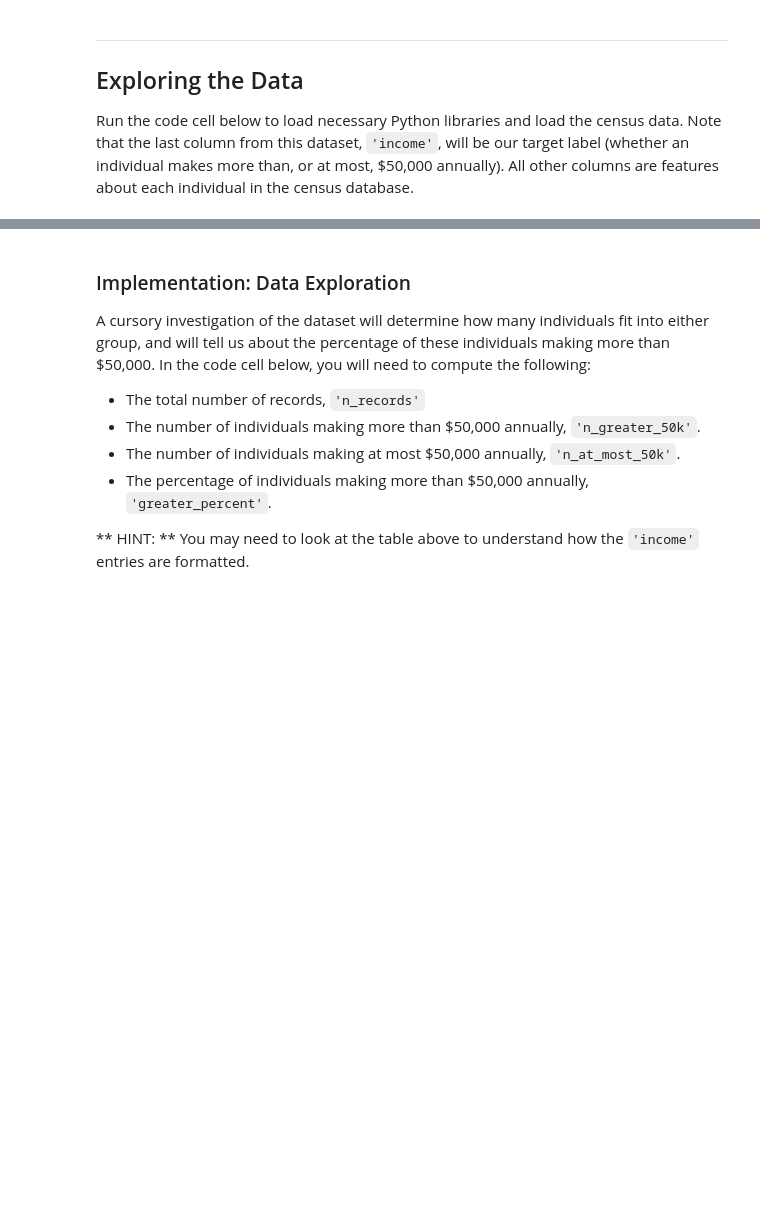
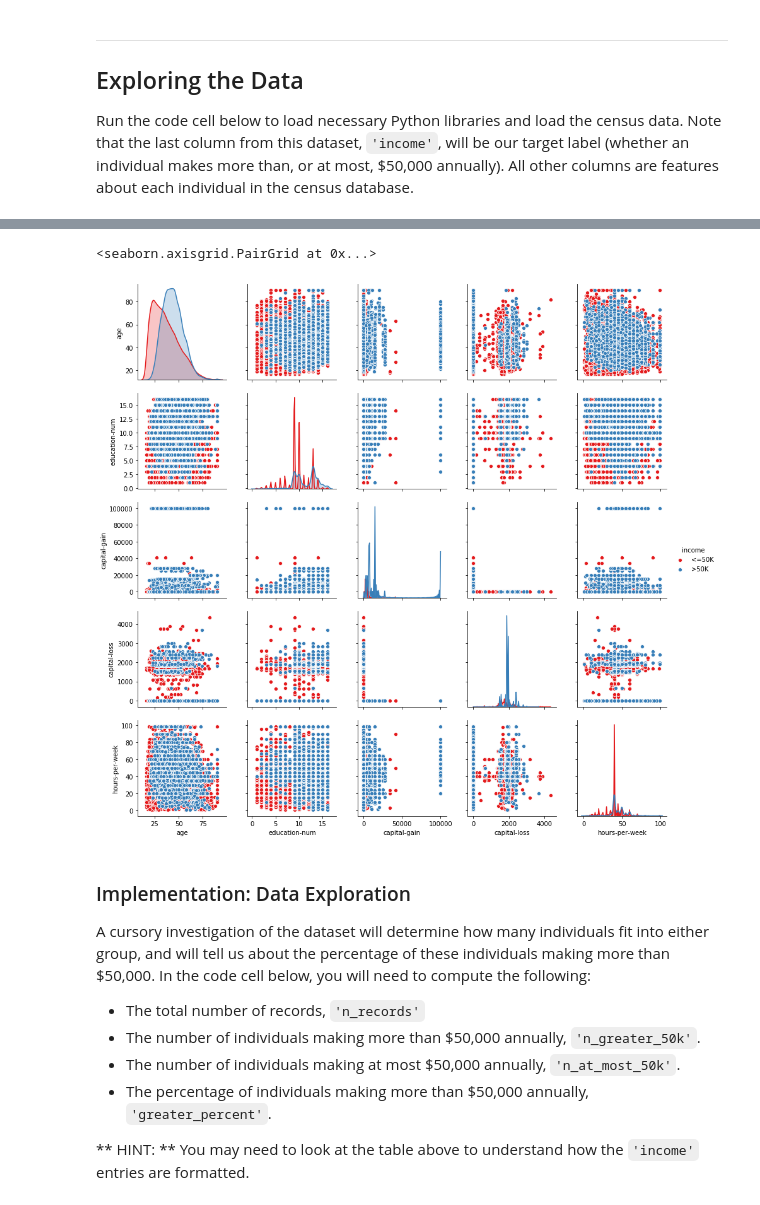
Before and after one commit to Mauhing/Udacity-Project-Finding-Donors-for-CharityML, a Jupyter notebook: finding_donors.ipynb, the cells around one changed output, grey strips where cells are left out. Drawn from its saved outputs; the diff is of its cells as text; code cells hidden in the pictures; blank space fills up the shorter version.

```diff
--- a/finding_donors.ipynb
+++ b/finding_donors.ipynb
@@ -60,3 +73,12 @@ display(data.head())
+# %%
+# A depper look of data. (This cell is updated after reviewer suggestion.)
+import seaborn as sns
+sns.pairplot(data,palette='Set1', hue='income')
+
+# Below graph give out a nice look that how x and y features relate to income
+# %% [output]
+<seaborn.axisgrid.PairGrid at 0x...>
+[figure, added]
 # %% [markdown]
 ### Implementation: Data Exploration
 A cursory investigation of the dataset will determine how many individuals fit into either group, and will tell us about the percentage of these individuals making more than \$50,000. In the code cell below, you will need to compute the following:
```
Also changed, not shown: parts of 6 cells of this notebook.
